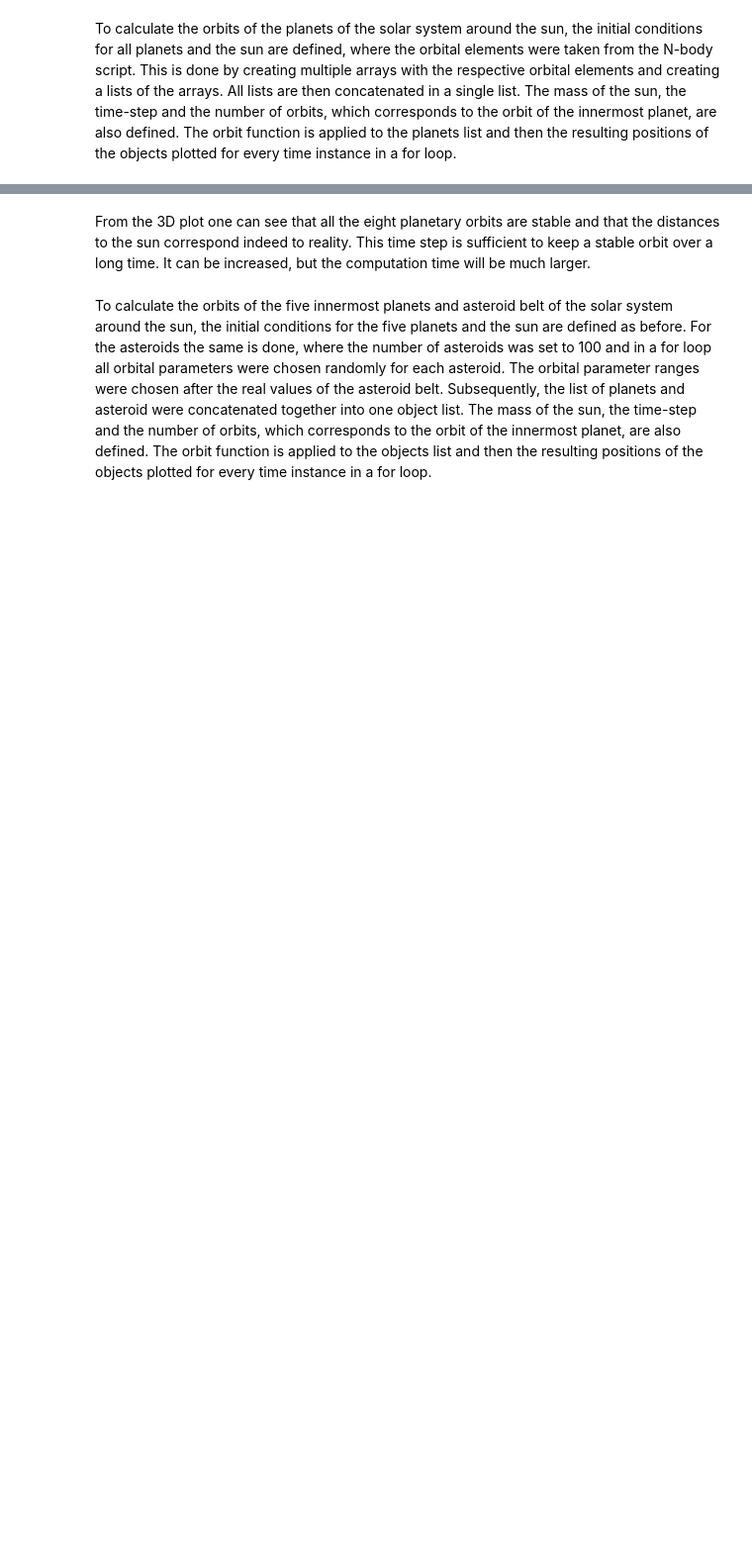
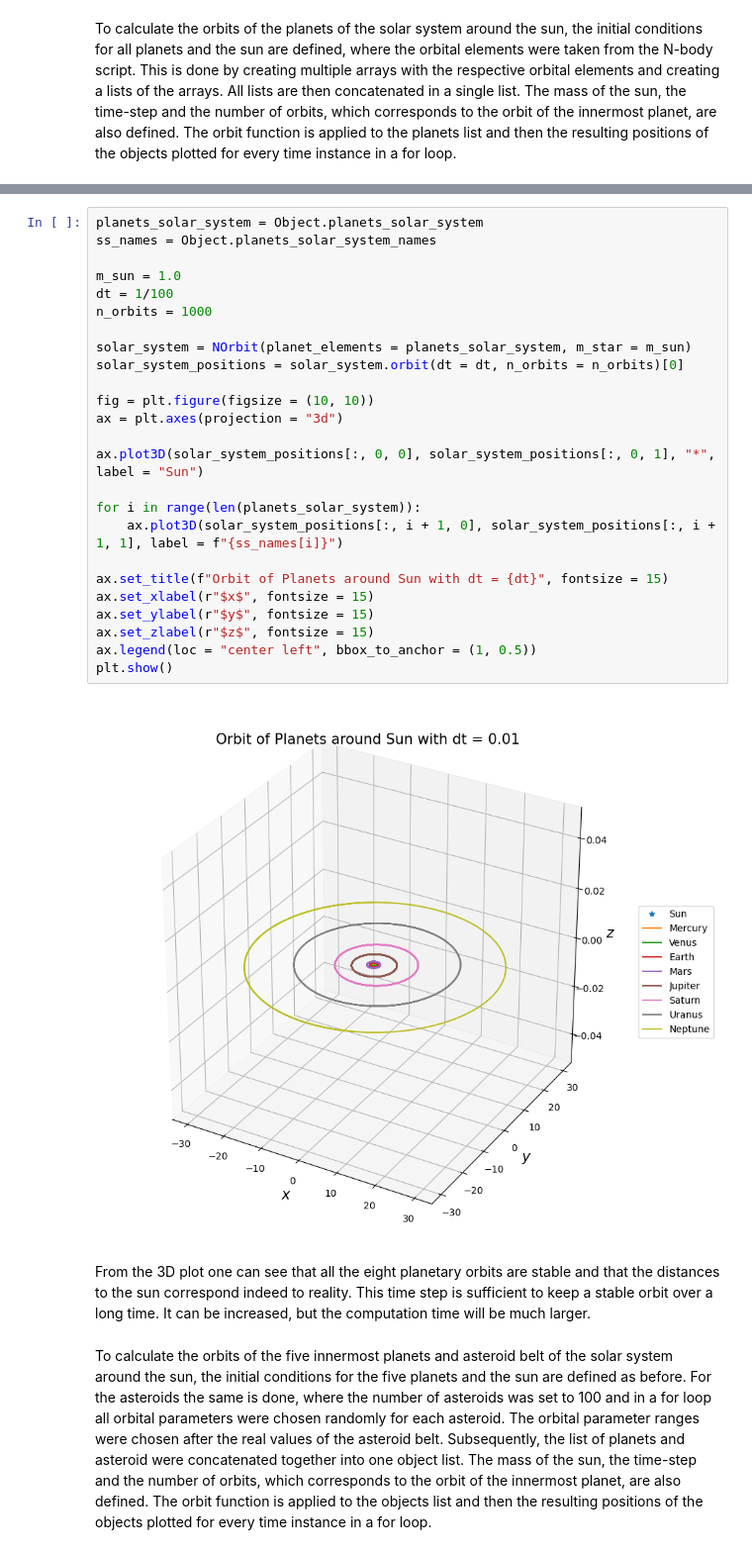
Before and after one commit to Lukas-Orion/NOrbit, a Jupyter notebook: NOrbit example.ipynb, the cells around one changed output, grey strips where cells are left out. Shown: that part at 99% size. Drawn from its saved outputs; the diff is of its cells as text; blank space fills up the shorter version.

```diff
--- a/NOrbit example.ipynb
+++ b/NOrbit example.ipynb
@@ -240,3 +30,30 @@ plt.show()
+# %%
+planets_solar_system = Object.planets_solar_system
+ss_names = Object.planets_solar_system_names
+
+m_sun = 1.0
+dt = 1/100
+n_orbits = 1000
+
+solar_system = NOrbit(planet_elements = planets_solar_system, m_star = m_sun)
+solar_system_positions = solar_system.orbit(dt = dt, n_orbits = n_orbits)[0]
+
+fig = plt.figure(figsize = (10, 10))
+ax = plt.axes(projection = "3d")
+
+ax.plot3D(solar_system_positions[:, 0, 0], solar_system_positions[:, 0, 1], "*", label = "Sun")
+
+for i in range(len(planets_solar_system)):
+    ax.plot3D(solar_system_positions[:, i + 1, 0], solar_system_positions[:, i + 1, 1], label = f"{ss_names[i]}")
+
+ax.set_title(f"Orbit of Planets around Sun with dt = {dt}", fontsize = 15)
+ax.set_xlabel(r"$x$", fontsize = 15)
+ax.set_ylabel(r"$y$", fontsize = 15)
+ax.set_zlabel(r"$z$", fontsize = 15)
+ax.legend(loc = "center left", bbox_to_anchor = (1, 0.5))
+plt.show()
+# %% [output]
+[figure, added]
 # %% [markdown]
 From the 3D plot one can see that all the eight planetary orbits are stable and that the distances to the sun correspond indeed to reality. This time step is sufficient to keep a stable orbit over a long time. It can be increased, but the computation time will be much larger.
 # %% [markdown]
```
Also changed, not shown: parts of 11 cells of this notebook, 1 other file.
